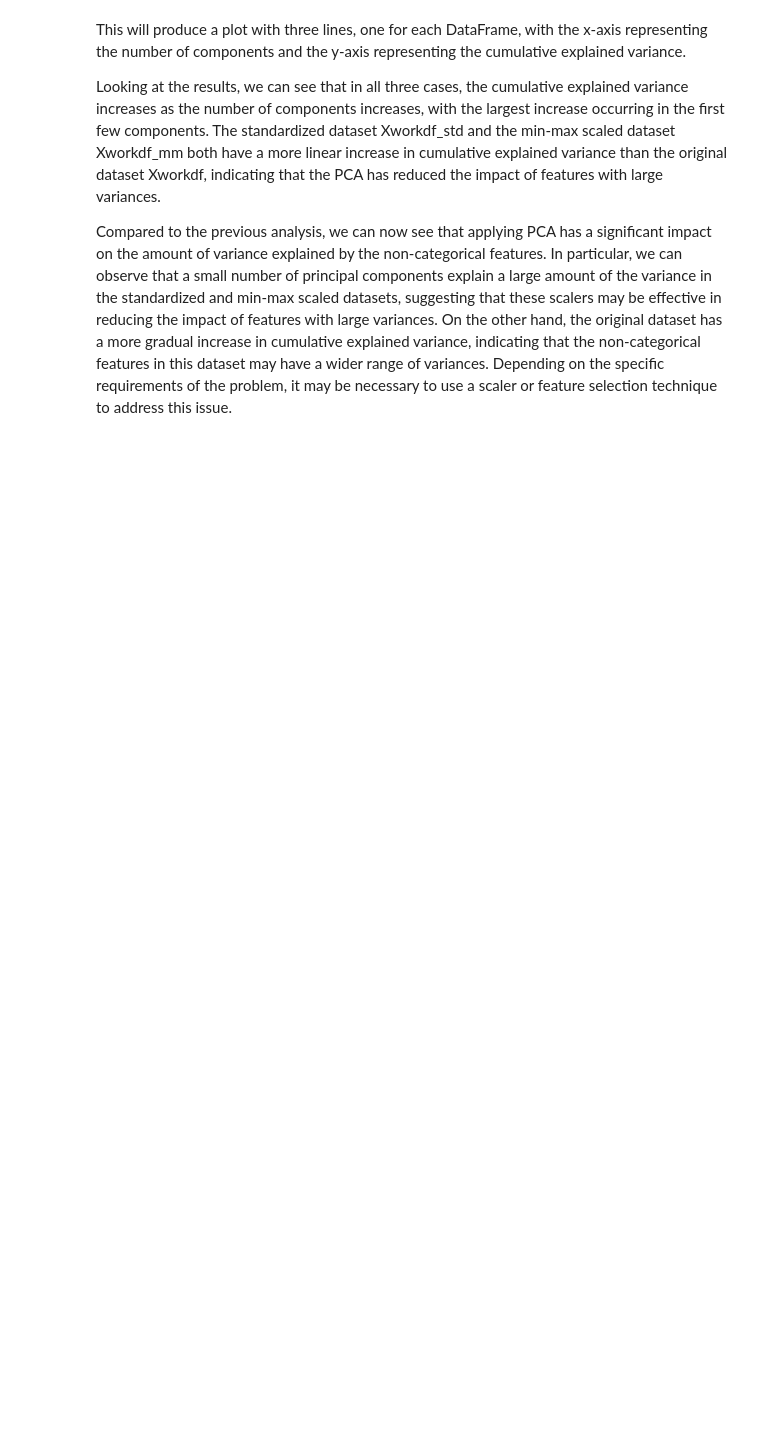
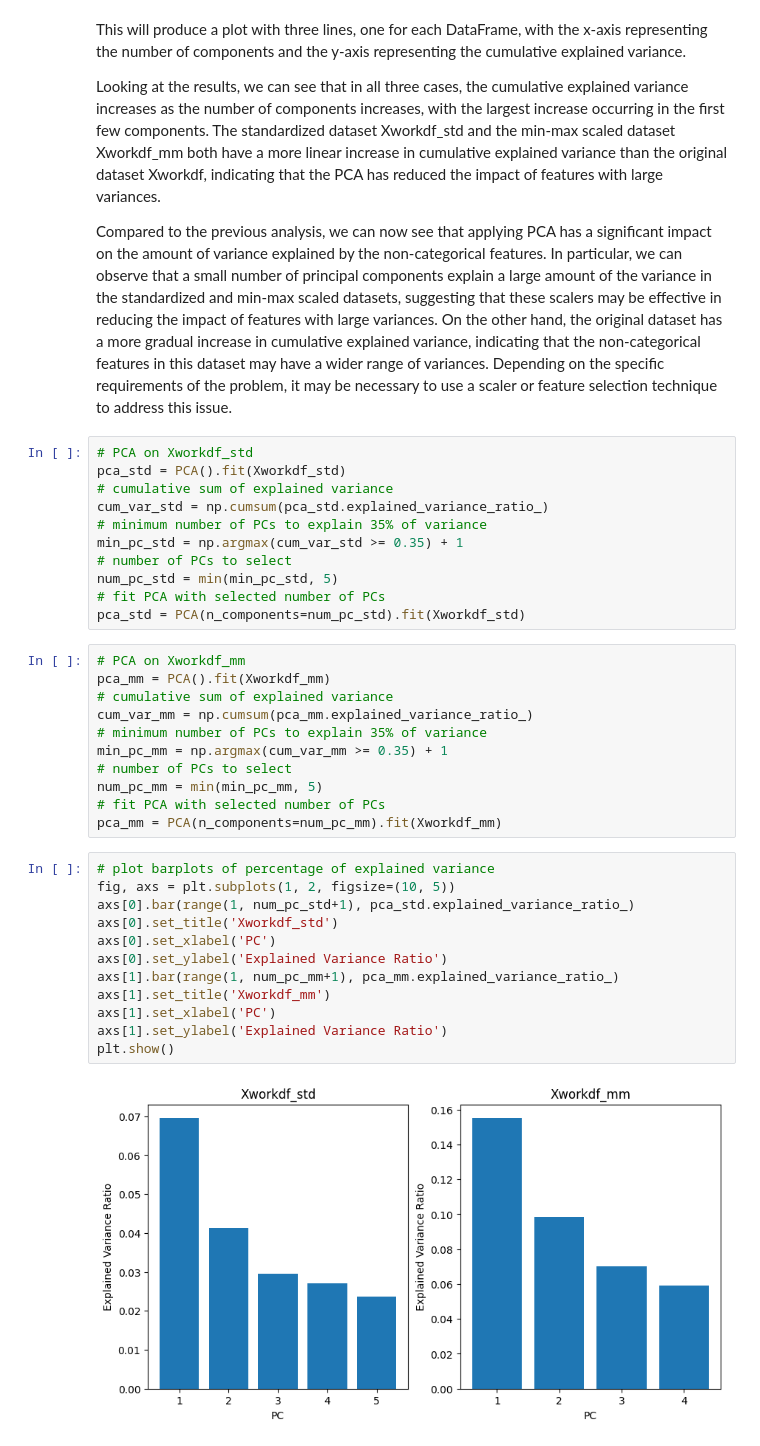
Before and after one commit to codeowlers/PrincipalComponentsAnalysis, a Jupyter notebook: main-script.ipynb, the cells around one changed output. Saved outputs shown, nothing was run; the diff lists cells and outputs as text; blank space fills up the shorter version.

```diff
--- a/main-script.ipynb
+++ b/main-script.ipynb
@@ -200,3 +272,39 @@ This will produce a plot with three lines, one for each DataFrame, with the x-ax
 Looking at the results, we can see that in all three cases, the cumulative explained variance increases as the number of components increases, with the largest increase occurring in the first few components. The standardized dataset Xworkdf_std and the min-max scaled dataset Xworkdf_mm both have a more linear increase in cumulative explained variance than the original dataset Xworkdf, indicating that the PCA has reduced the impact of features with large variances.
 
 Compared to the previous analysis, we can now see that applying PCA has a significant impact on the amount of variance explained by the non-categorical features. In particular, we can observe that a small number of principal components explain a large amount of the variance in the standardized and min-max scaled datasets, suggesting that these scalers may be effective in reducing the impact of features with large variances. On the other hand, the original dataset has a more gradual increase in cumulative explained variance, indicating that the non-categorical features in this dataset may have a wider range of variances. Depending on the specific requirements of the problem, it may be necessary to use a scaler or feature selection technique to address this issue.
+# %%
+# PCA on Xworkdf_std
+pca_std = PCA().fit(Xworkdf_std)
+# cumulative sum of explained variance
+cum_var_std = np.cumsum(pca_std.explained_variance_ratio_)
+# minimum number of PCs to explain 35% of variance
+min_pc_std = np.argmax(cum_var_std >= 0.35) + 1
+# number of PCs to select
+num_pc_std = min(min_pc_std, 5)
+# fit PCA with selected number of PCs
+pca_std = PCA(n_components=num_pc_std).fit(Xworkdf_std)
+# %%
+# PCA on Xworkdf_mm
+pca_mm = PCA().fit(Xworkdf_mm)
+# cumulative sum of explained variance
+cum_var_mm = np.cumsum(pca_mm.explained_variance_ratio_)
+# minimum number of PCs to explain 35% of variance
+min_pc_mm = np.argmax(cum_var_mm >= 0.35) + 1
+# number of PCs to select
+num_pc_mm = min(min_pc_mm, 5)
+# fit PCA with selected number of PCs
+pca_mm = PCA(n_components=num_pc_mm).fit(Xworkdf_mm)
+# %%
+# plot barplots of percentage of explained variance
+fig, axs = plt.subplots(1, 2, figsize=(10, 5))
+axs[0].bar(range(1, num_pc_std+1), pca_std.explained_variance_ratio_)
+axs[0].set_title('Xworkdf_std')
+axs[0].set_xlabel('PC')
+axs[0].set_ylabel('Explained Variance Ratio')
+axs[1].bar(range(1, num_pc_mm+1), pca_mm.explained_variance_ratio_)
+axs[1].set_title('Xworkdf_mm')
+axs[1].set_xlabel('PC')
+axs[1].set_ylabel('Explained Variance Ratio')
+plt.show()
+# %% [output]
+[figure, added]
```
Also changed, not shown: parts of 10 cells of this notebook.
